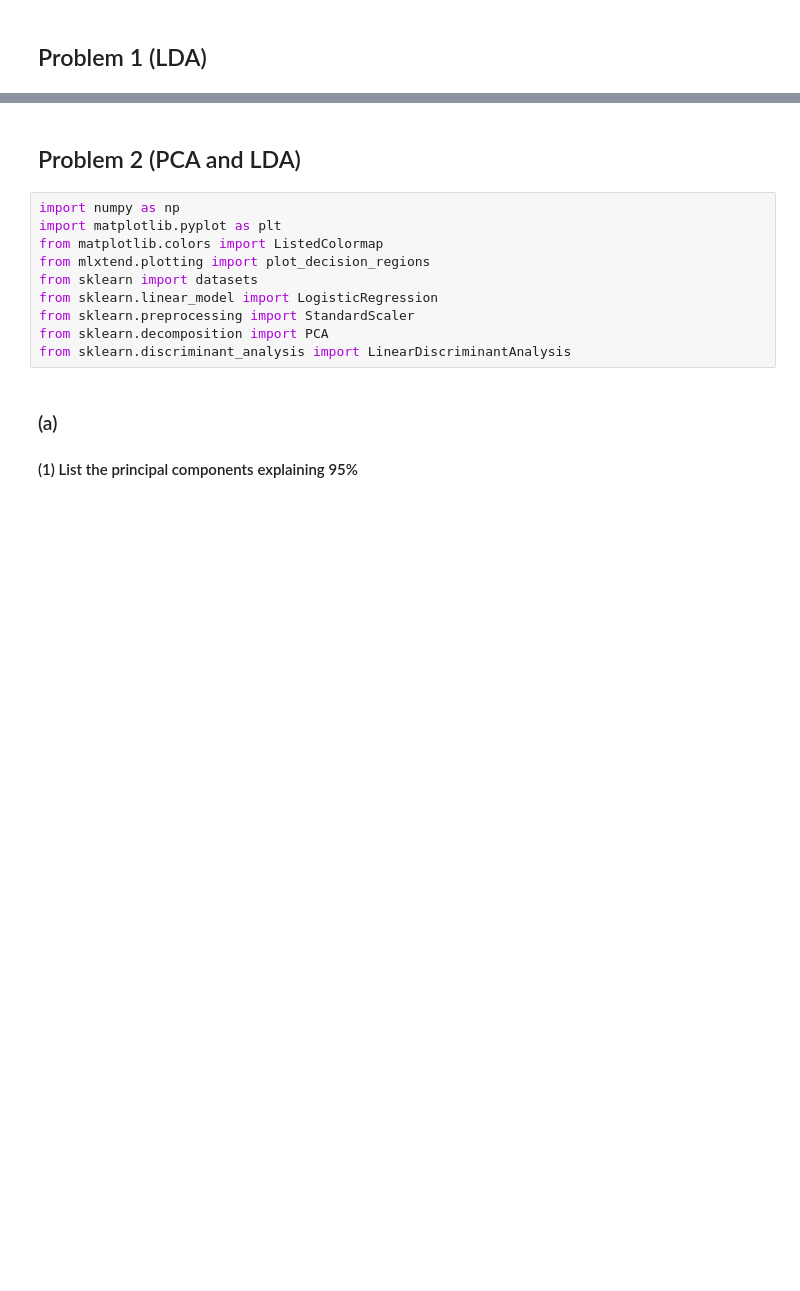
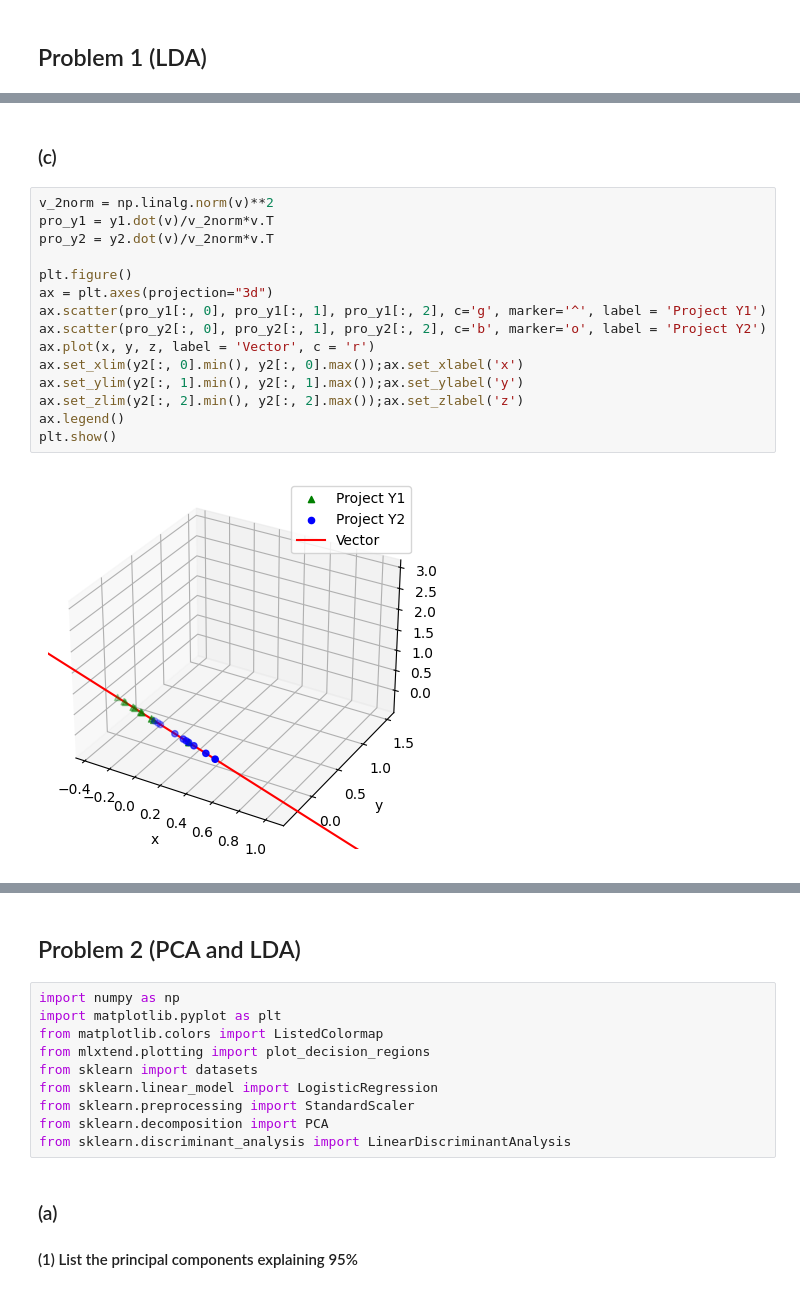
Before and after one commit to rayhuangg/111-1_MachineLearning, a Jupyter notebook: HW/HW06/HW06.ipynb, the cells around one changed output, grey strips where cells are left out. Saved outputs shown, nothing was run; the diff lists cells and outputs as text; blank space fills up the shorter version.

```diff
--- a/HW/HW06/HW06.ipynb
+++ b/HW/HW06/HW06.ipynb
@@ -15,0 +50,19 @@ y2 = np.array([[0.83, 1.6, -0.014], [1.1, 1.6, 0.48], [-0.44, -0.41, 0.32], [0.0
+# %% [markdown]
+### (c)
+# %%
+v_2norm = np.linalg.norm(v)**2
+pro_y1 = y1.dot(v)/v_2norm*v.T
+pro_y2 = y2.dot(v)/v_2norm*v.T
+
+plt.figure()
+ax = plt.axes(projection="3d")
+ax.scatter(pro_y1[:, 0], pro_y1[:, 1], pro_y1[:, 2], c='g', marker='^', label = 'Project Y1')
+ax.scatter(pro_y2[:, 0], pro_y2[:, 1], pro_y2[:, 2], c='b', marker='o', label = 'Project Y2')
+ax.plot(x, y, z, label = 'Vector', c = 'r')
+ax.set_xlim(y2[:, 0].min(), y2[:, 0].max());ax.set_xlabel('x')
+ax.set_ylim(y2[:, 1].min(), y2[:, 1].max());ax.set_ylabel('y')
+ax.set_zlim(y2[:, 2].min(), y2[:, 2].max());ax.set_zlabel('z')
+ax.legend()
+plt.show()
+# %% [output]
+[figure, added]
```
Also changed, not shown: parts of 14 cells of this notebook, 4 other files.
